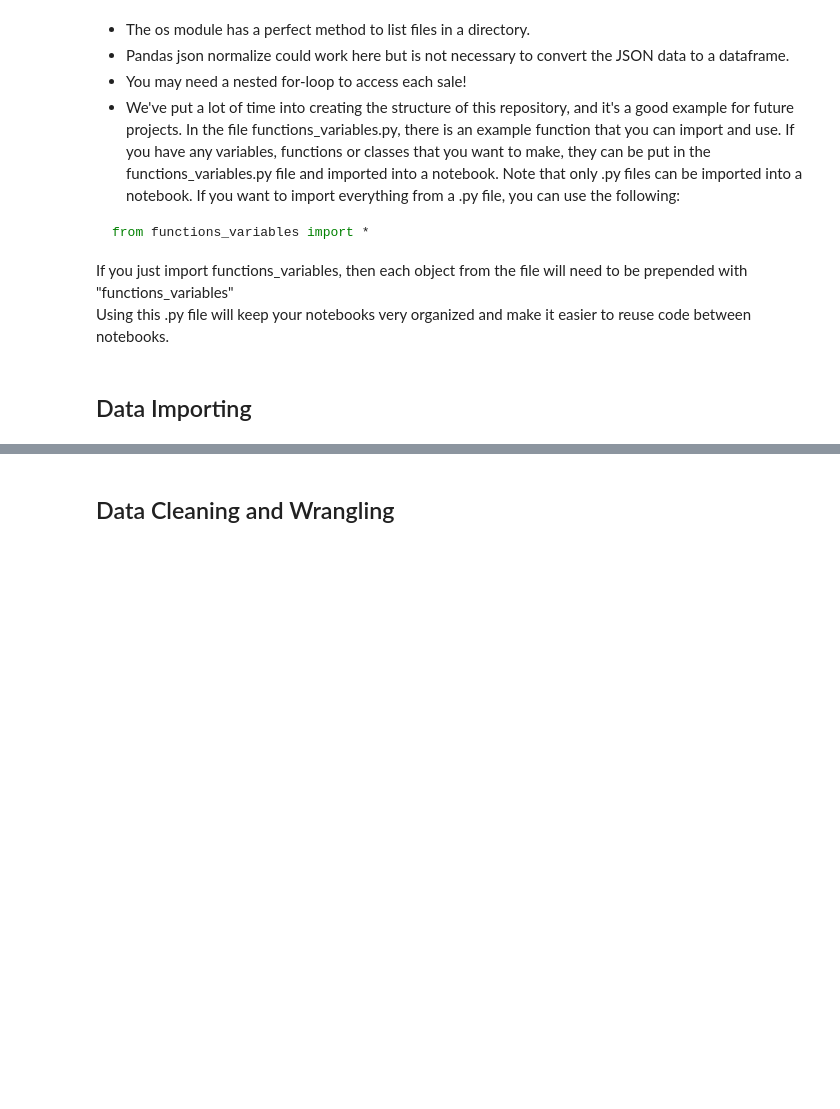
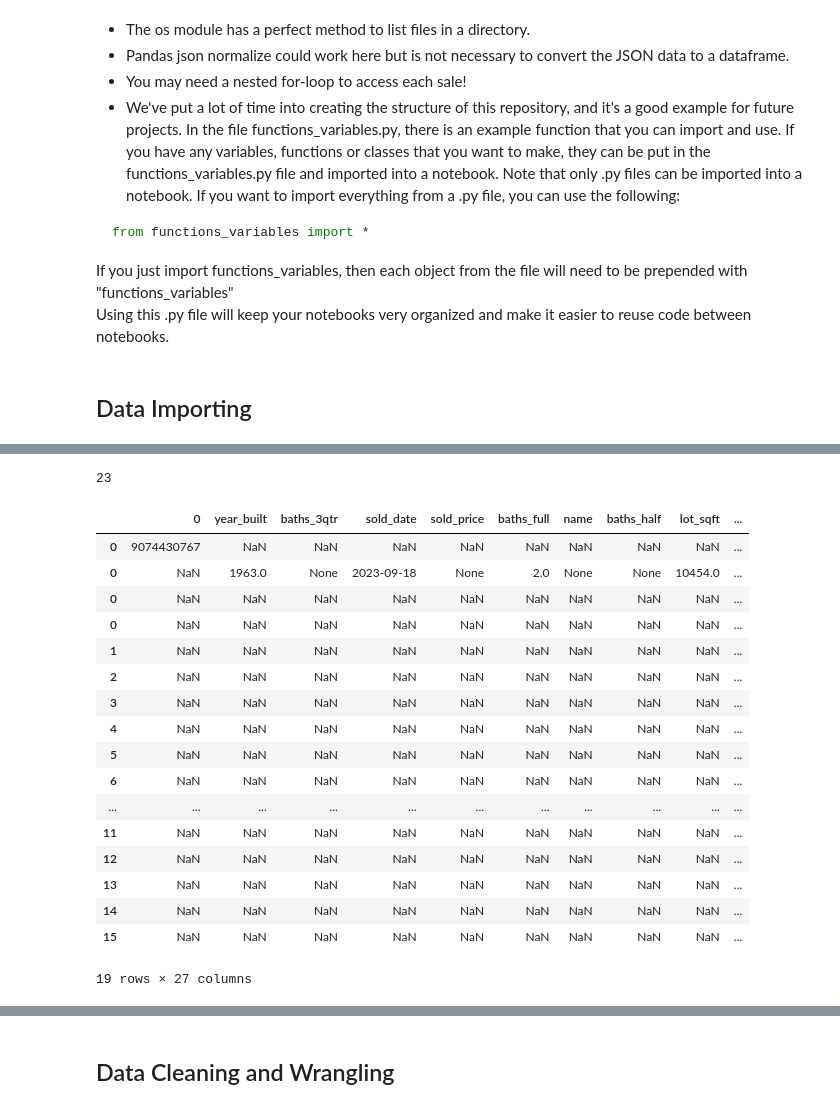
Before and after one commit to vunguyen1997/DS-Midterm-Project, a Jupyter notebook: notebooks/1 - EDA.ipynb, the cells around one changed output, grey strips where cells are left out. Saved outputs shown, nothing was run; the diff lists cells and outputs as text; code cells hidden in the pictures; blank space fills up the shorter version.

Commit message:
made first JSON into sample df and dropped columns, and started making cycle function

```diff
--- a/notebooks/1 - EDA.ipynb
+++ b/notebooks/1 - EDA.ipynb
@@ -56,3 +114,34 @@ house_results[0]['property_id']
+# %%
+len(house_results[0])
+# %% [output]
+23
+# %%
+        df1 = pd.Series(house_results[0]['property_id'])
+        df2 = pd.json_normalize(house_results[0]['description'])
+        df3 = pd.json_normalize(house_results[0]['location'])
+        df4 = pd.json_normalize(house_results[0]['tags'])
+        df_link = [df1,df2,df3,df4]
+        df_combined = pd.concat(df_link)
+        df_combined
+# %% [output]
+|  | 0 | year_built | baths_3qtr | sold_date | sold_price | baths_full | name | baths_half | lot_sqft | ... |
+| 0 | 9074430767 | NaN | NaN | NaN | NaN | NaN | NaN | NaN | NaN | ... |
+| 0 | NaN | 1963.0 | None | 2023-09-18 | None | 2.0 | None | None | 10454.0 | ... |
+| 0 | NaN | NaN | NaN | NaN | NaN | NaN | NaN | NaN | NaN | ... |
+| 0 | NaN | NaN | NaN | NaN | NaN | NaN | NaN | NaN | NaN | ... |
+| 1 | NaN | NaN | NaN | NaN | NaN | NaN | NaN | NaN | NaN | ... |
+| 2 | NaN | NaN | NaN | NaN | NaN | NaN | NaN | NaN | NaN | ... |
+| 3 | NaN | NaN | NaN | NaN | NaN | NaN | NaN | NaN | NaN | ... |
+| 4 | NaN | NaN | NaN | NaN | NaN | NaN | NaN | NaN | NaN | ... |
+| 5 | NaN | NaN | NaN | NaN | NaN | NaN | NaN | NaN | NaN | ... |
+| 6 | NaN | NaN | NaN | NaN | NaN | NaN | NaN | NaN | NaN | ... |
+| ... | ... | ... | ... | ... | ... | ... | ... | ... | ... | ... |
+| 11 | NaN | NaN | NaN | NaN | NaN | NaN | NaN | NaN | NaN | ... |
+| 12 | NaN | NaN | NaN | NaN | NaN | NaN | NaN | NaN | NaN | ... |
+| 13 | NaN | NaN | NaN | NaN | NaN | NaN | NaN | NaN | NaN | ... |
+| 14 | NaN | NaN | NaN | NaN | NaN | NaN | NaN | NaN | NaN | ... |
+| 15 | NaN | NaN | NaN | NaN | NaN | NaN | NaN | NaN | NaN | ... |
+19 rows × 27 columns
 # %%
 # Loop function prototype
 def normalized_dataframe(house_results):
```
Also changed, not shown: parts of 9 cells of this notebook.
